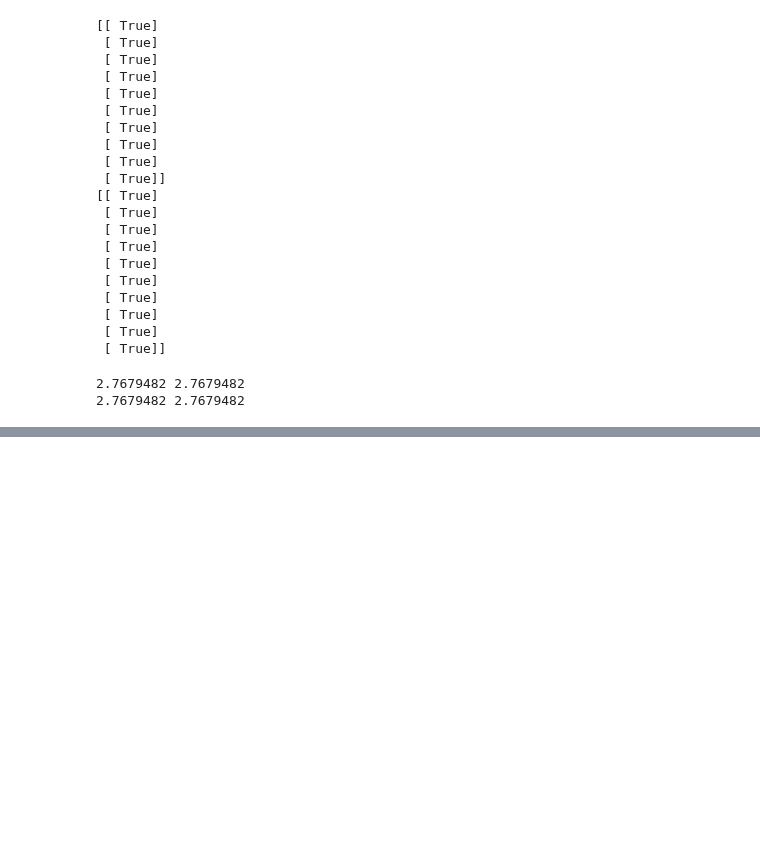
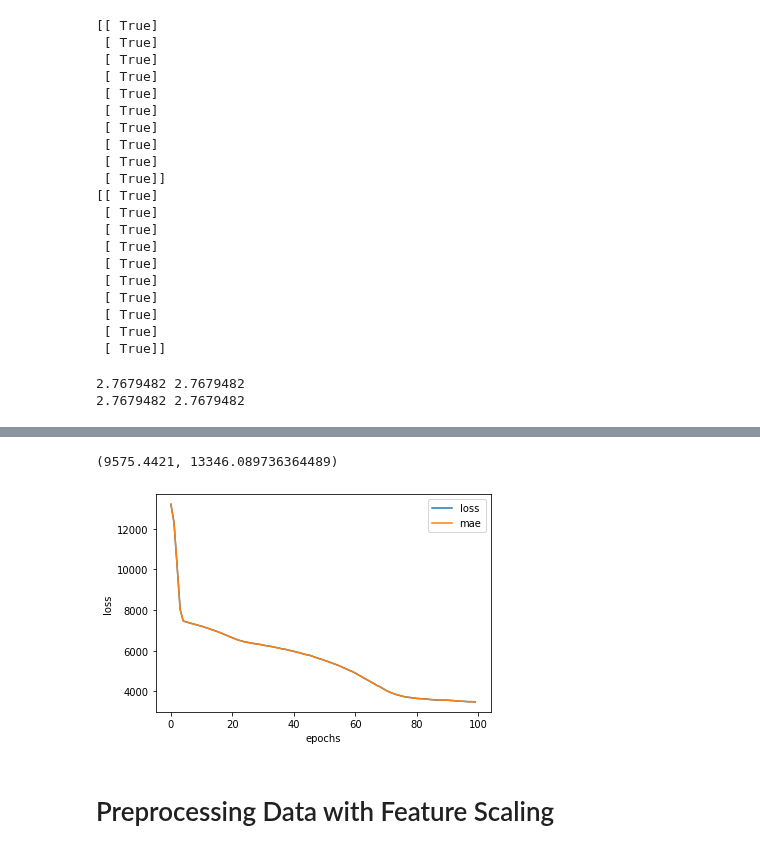
Before and after one commit to hiydavid/tfdev-learning, a Jupyter notebook: ZTM/notebooks/tfdev_01_neural_network_regression.ipynb, the cells around one changed output, grey strips where cells are left out. Drawn from its saved outputs; the diff is of its cells as text; code cells hidden in the pictures; blank space fills up the shorter version.

```diff
--- a/ZTM/notebooks/tfdev_01_neural_network_regression.ipynb
+++ b/ZTM/notebooks/tfdev_01_neural_network_regression.ipynb
@@ -516,0 +533,4 @@ print(mae(y_test, model_3_preds), mae(y_test, HDF5_preds))
+# %%
+# one hot encode categorical data
+insurance_one_hot = pd.get_dummies(insurance)
+insurance_one_hot.head()
@@ -516,0 +544,10 @@ print(mae(y_test, model_3_preds), mae(y_test, HDF5_preds))
+# %%
+# get X & Y
+X = insurance_one_hot.drop("charges", axis=1)
+y = insurance_one_hot["charges"]
+# %%
+# train test split
+X_train, X_test, y_train, y_test = train_test_split(
+    X, y, test_size=0.2, random_state=42)
+
+len(X_train), len(X_test), len(y_train), len(y_test)
@@ -516,0 +556,14 @@ print(mae(y_test, model_3_preds), mae(y_test, HDF5_preds))
+# %%
+# build and compile and fit model
+insurance_model = tf.keras.Sequential([
+    tf.keras.layers.Dense(100, activation='relu'),
+    tf.keras.layers.Dense(1)
+])
+
+insurance_model.compile(
+    loss=tf.keras.losses.mae,
+    optimizer=tf.keras.optimizers.Adam(learning_rate=0.01),
+    metrics=['mae']
+)
+
+history = insurance_model.fit(X_train, y_train, epochs=100, verbose=0)
@@ -516,0 +576,15 @@ print(mae(y_test, model_3_preds), mae(y_test, HDF5_preds))
+# %%
+# check baseline
+y_train.median(), y_train.mean()
+# %% [output]
+(9575.4421, 13346.089736364489)
+# %%
+# plot history
+pd.DataFrame(history.history).plot()
+plt.ylabel("loss")
+plt.xlabel("epochs")
+plt.show()
+# %% [output]
+[figure, added]
+# %% [markdown]
+# Preprocessing Data with Feature Scaling
```
Also changed, not shown: parts of 6 cells of this notebook.
